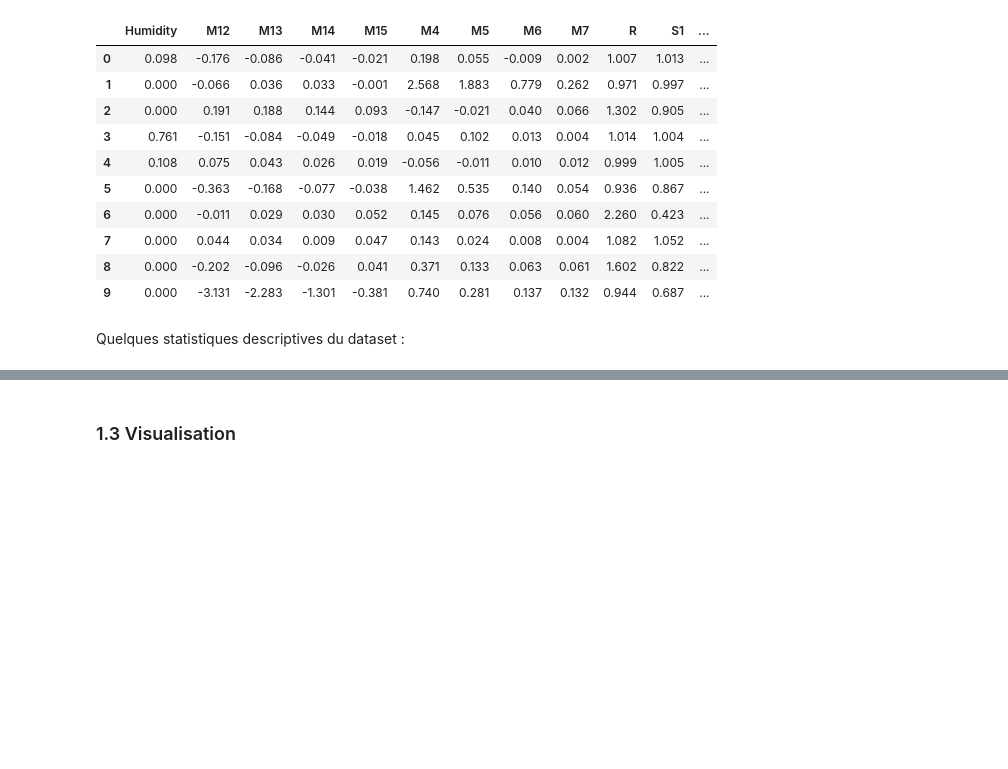
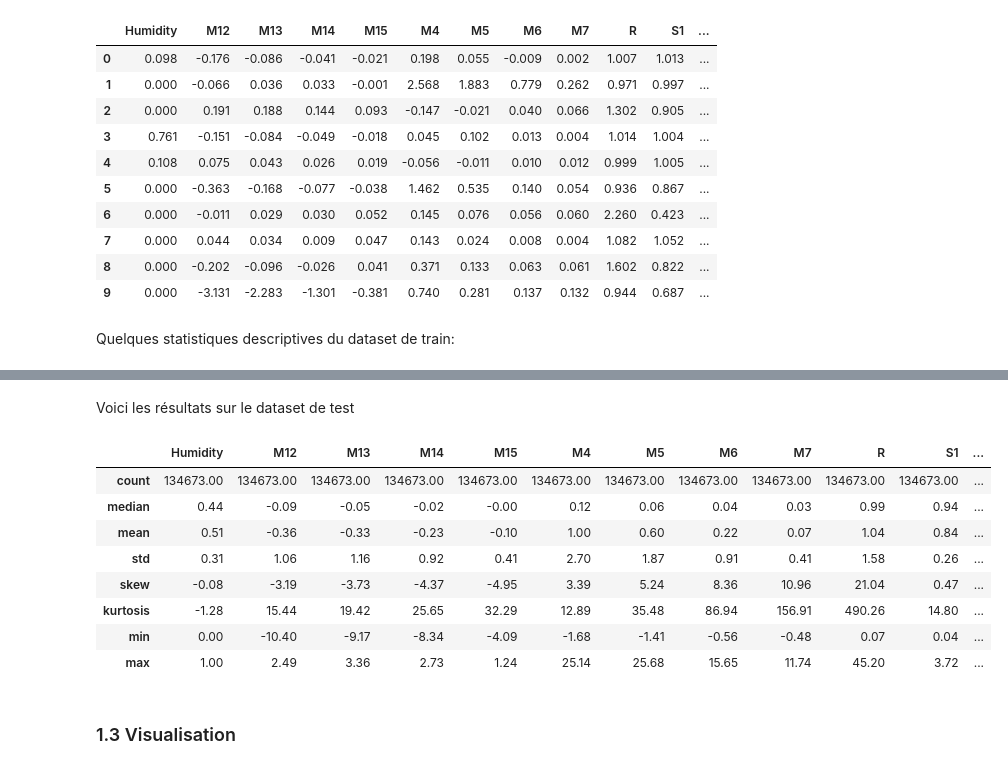
Before and after one commit to baptistedfr/Identification-Gaz-Toxiques-BERTIN, a Jupyter notebook: exemple.ipynb, the cells around one changed output, grey strips where cells are left out. Drawn from its saved outputs; the diff is of its cells as text; code cells hidden in the pictures; blank space fills up the shorter version.

```diff
--- a/exemple.ipynb
+++ b/exemple.ipynb
@@ -108,7 +110,7 @@ df_display.head(10)
 | 8 | 0.000 | -0.202 | -0.096 | -0.026 | 0.041 | 0.371 | 0.133 | 0.063 | 0.061 | 1.602 | 0.822 | ... |
 | 9 | 0.000 | -3.131 | -2.283 | -1.301 | -0.381 | 0.740 | 0.281 | 0.137 | 0.132 | 0.944 | 0.687 | ... |
 # %% [markdown]
-Quelques statistiques descriptives du dataset :
+Quelques statistiques descriptives du dataset de train:
 # %%
 df_display = df_display.astype(float)
 summary_stats = df_display.agg({x: ['count', 'median', 'mean', 'std', 'skew', 'kurtosis', 'min', 'max'] for x in df_display.columns}).applymap('{:.2f}'.format)
@@ -123,6 +125,22 @@ summary_stats.head(15)
 | kurtosis | -0.28 | 23.62 | 29.13 | 38.93 | 50.32 | 22.58 | 72.89 | 153.37 | 211.66 | 357.07 | 78.22 | ... |
 | min | 0.00 | -13.02 | -11.85 | -9.12 | -4.17 | -2.83 | -0.79 | -0.22 | -0.15 | 0.02 | 0.03 | ... |
 | max | 0.96 | 2.54 | 2.87 | 2.00 | 0.84 | 28.25 | 28.71 | 20.51 | 10.71 | 48.03 | 6.63 | ... |
+# %% [markdown]
+Voici les résultats sur le dataset de test
+# %%
+df_test_display = df_test_display.astype(float)
+summary_stats_test = df_test_display.agg({x: ['count', 'median', 'mean', 'std', 'skew', 'kurtosis', 'min', 'max'] for x in df_test_display.columns}).applymap('{:.2f}'.format)
+summary_stats_test.head(15)
+# %% [output]
+|  | Humidity | M12 | M13 | M14 | M15 | M4 | M5 | M6 | M7 | R | S1 | ... |
+| count | 134673.00 | 134673.00 | 134673.00 | 134673.00 | 134673.00 | 134673.00 | 134673.00 | 134673.00 | 134673.00 | 134673.00 | 134673.00 | ... |
+| median | 0.44 | -0.09 | -0.05 | -0.02 | -0.00 | 0.12 | 0.06 | 0.04 | 0.03 | 0.99 | 0.94 | ... |
+| mean | 0.51 | -0.36 | -0.33 | -0.23 | -0.10 | 1.00 | 0.60 | 0.22 | 0.07 | 1.04 | 0.84 | ... |
+| std | 0.31 | 1.06 | 1.16 | 0.92 | 0.41 | 2.70 | 1.87 | 0.91 | 0.41 | 1.58 | 0.26 | ... |
+| skew | -0.08 | -3.19 | -3.73 | -4.37 | -4.95 | 3.39 | 5.24 | 8.36 | 10.96 | 21.04 | 0.47 | ... |
+| kurtosis | -1.28 | 15.44 | 19.42 | 25.65 | 32.29 | 12.89 | 35.48 | 86.94 | 156.91 | 490.26 | 14.80 | ... |
+| min | 0.00 | -10.40 | -9.17 | -8.34 | -4.09 | -1.68 | -1.41 | -0.56 | -0.48 | 0.07 | 0.04 | ... |
+| max | 1.00 | 2.49 | 3.36 | 2.73 | 1.24 | 25.14 | 25.68 | 15.65 | 11.74 | 45.20 | 3.72 | ... |
 # %% [markdown]
 ### 1.3 Visualisation
 # %%
```
Also changed, not shown: parts of 13 cells of this notebook, 2 other files.
